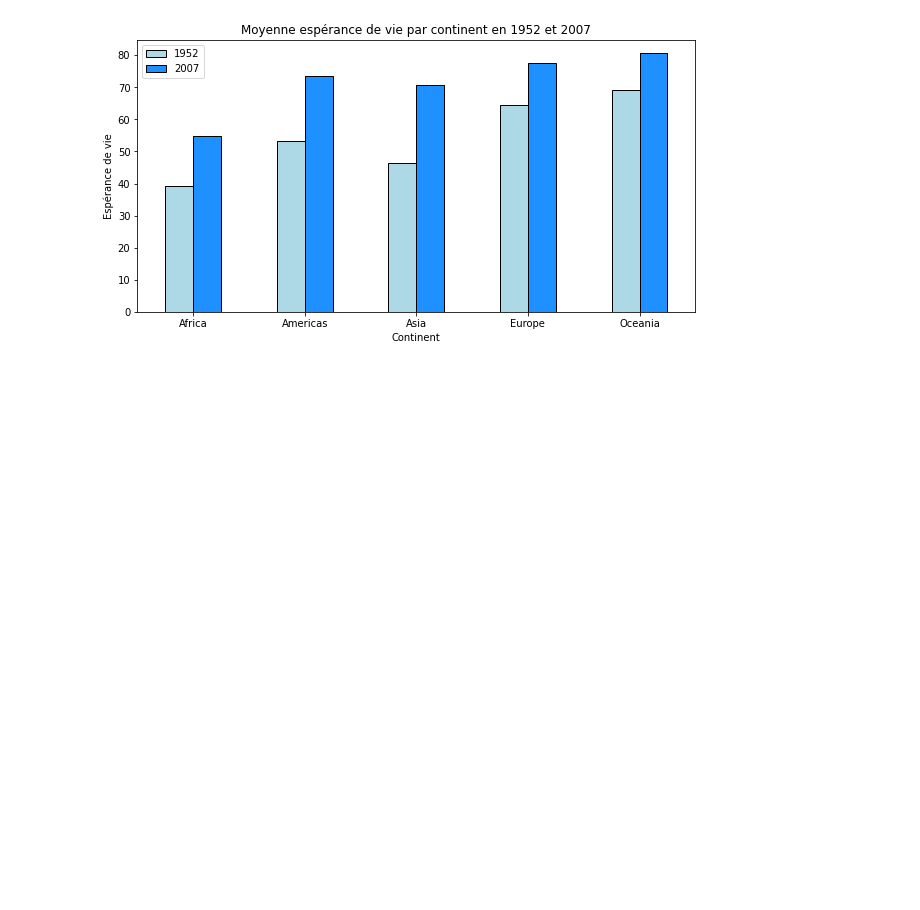
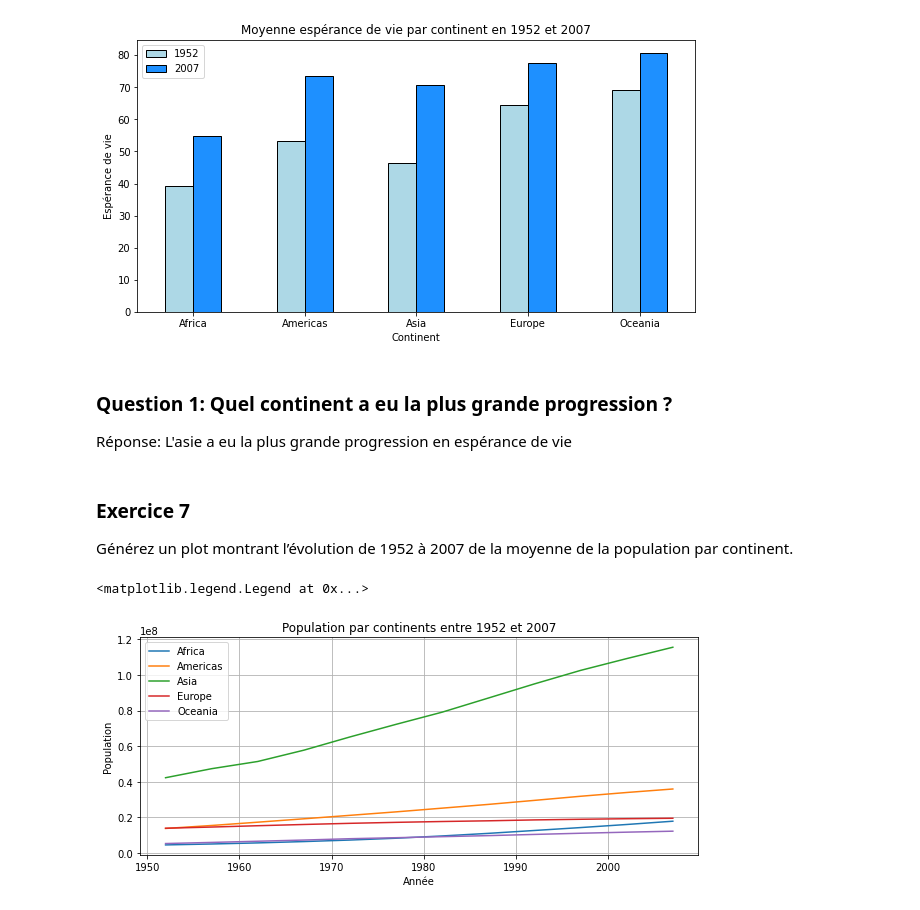
Before and after one commit to DrC0okie/Roy_VanHove_ISD_TP3, a Jupyter notebook: gapminder.ipynb, the cells around one changed output. Saved outputs shown, nothing was run; the diff lists cells and outputs as text; code cells hidden in the pictures; blank space fills up the shorter version.

Commit message:
putain d'exercice 7

```diff
--- a/gapminder.ipynb
+++ b/gapminder.ipynb
@@ -174,3 +176,25 @@ plot.legend(labels=['1952', '2007'])
 # %% [output]
 <matplotlib.legend.Legend at 0x...>
 [figure]
+# %% [markdown]
+### Question 1: Quel continent a eu la plus grande progression ?
+
+Réponse: L'asie a eu la plus grande progression en espérance de vie
+# %% [markdown]
+### Exercice 7
+
+Générez un plot montrant l’évolution de 1952 à 2007 de la moyenne de la population par continent.
+# %%
+data = gm.loc[:, ["pop", "year", "continent"]].groupby(["year", "continent"])
+data = data.mean("pop")
+data = data.unstack("continent")
+
+plot = data.plot(rot=0, figsize=(10,4))
+plot.grid(which="both")
+plot.set_xlabel("Année")
+plot.set_ylabel("Population")
+plot.set_title("Population par continents entre 1952 et 2007")
+plot.legend(sorted(gm["continent"].unique()))
+# %% [output]
+<matplotlib.legend.Legend at 0x...>
+[figure, added]
```
Also changed, not shown: parts of 6 cells of this notebook.
